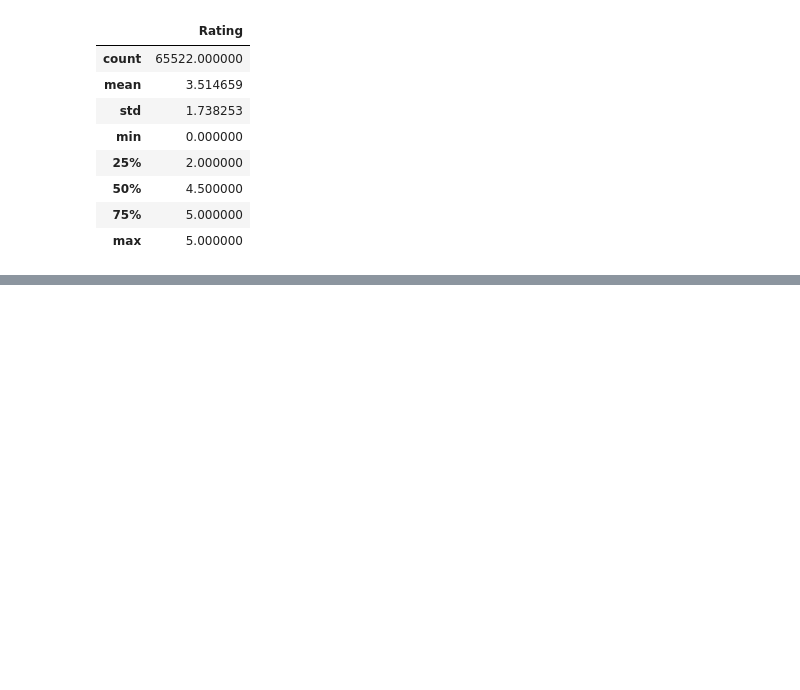
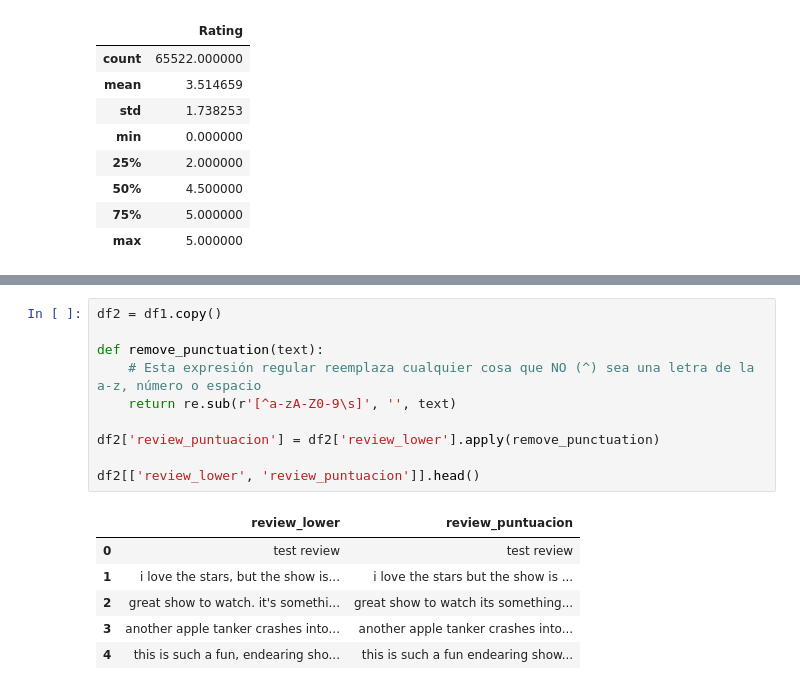
Before and after one commit to EzeRivero/Data-Science-III, a Jupyter notebook: DS3_Rivero_Final.ipynb, the cells around one changed output, grey strips where cells are left out. Cells and saved outputs as stored; diff of their text form; blank space fills up the shorter version.

```diff
--- a/DS3_Rivero_Final.ipynb
+++ b/DS3_Rivero_Final.ipynb
@@ -222,0 +117,17 @@ Early stopping activado en la época 7. La pérdida de validación no mejoró en
+# %%
+df2 = df1.copy()
+
+def remove_punctuation(text):
+    # Esta expresión regular reemplaza cualquier cosa que NO (^) sea una letra de la a-z, número o espacio
+    return re.sub(r'[^a-zA-Z0-9\s]', '', text)
+
+df2['review_puntuacion'] = df2['review_lower'].apply(remove_punctuation)
+
+df2[['review_lower', 'review_puntuacion']].head()
+# %% [output]
+|  | review_lower | review_puntuacion |
+| 0 | test review | test review |
+| 1 | i love the stars, but the show is... | i love the stars but the show is ... |
+| 2 | great show to watch. it's somethi... | great show to watch its something... |
+| 3 | another apple tanker crashes into... | another apple tanker crashes into... |
+| 4 | this is such a fun, endearing sho... | this is such a fun endearing show... |
```
Also changed, not shown: parts of 10 cells of this notebook.
